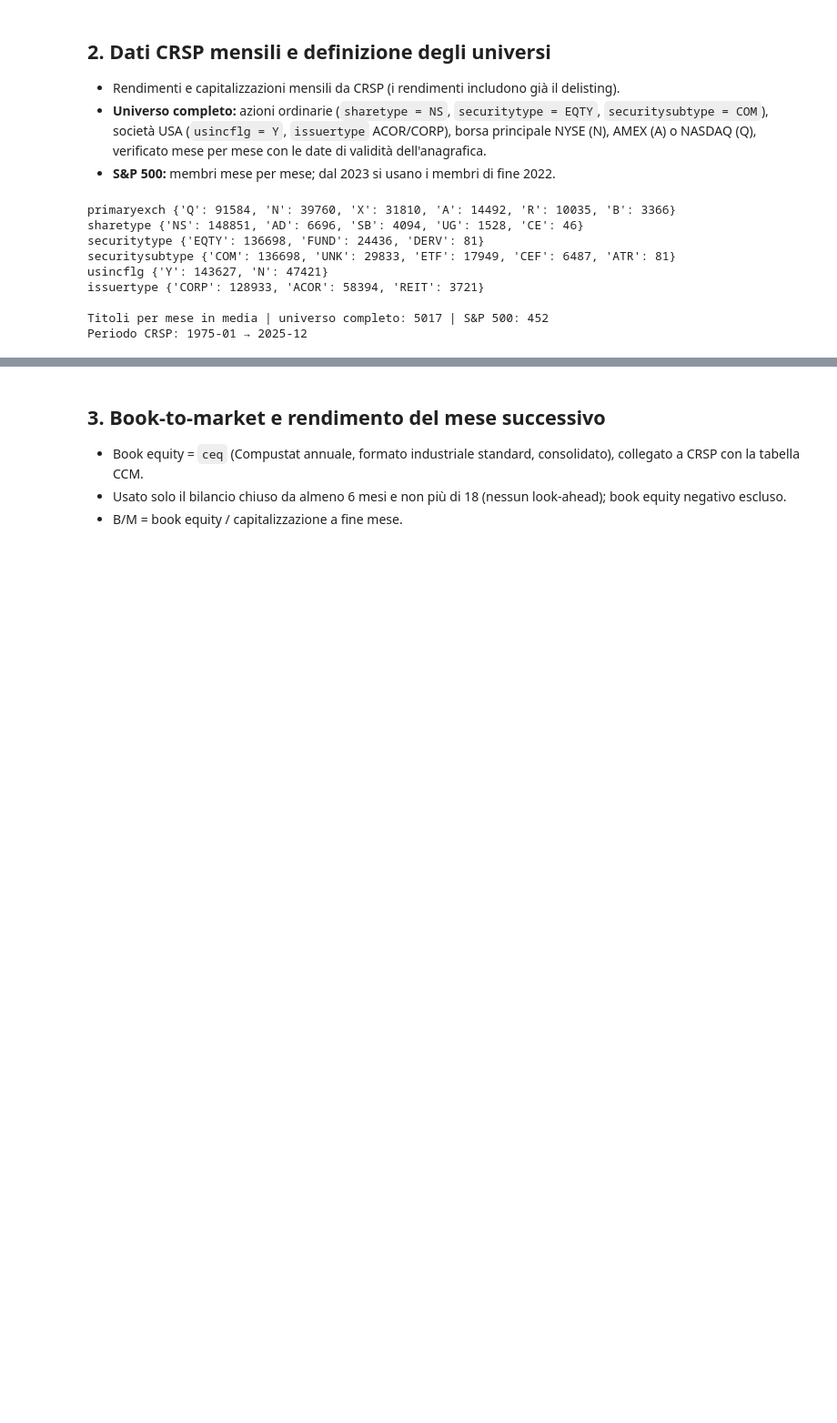
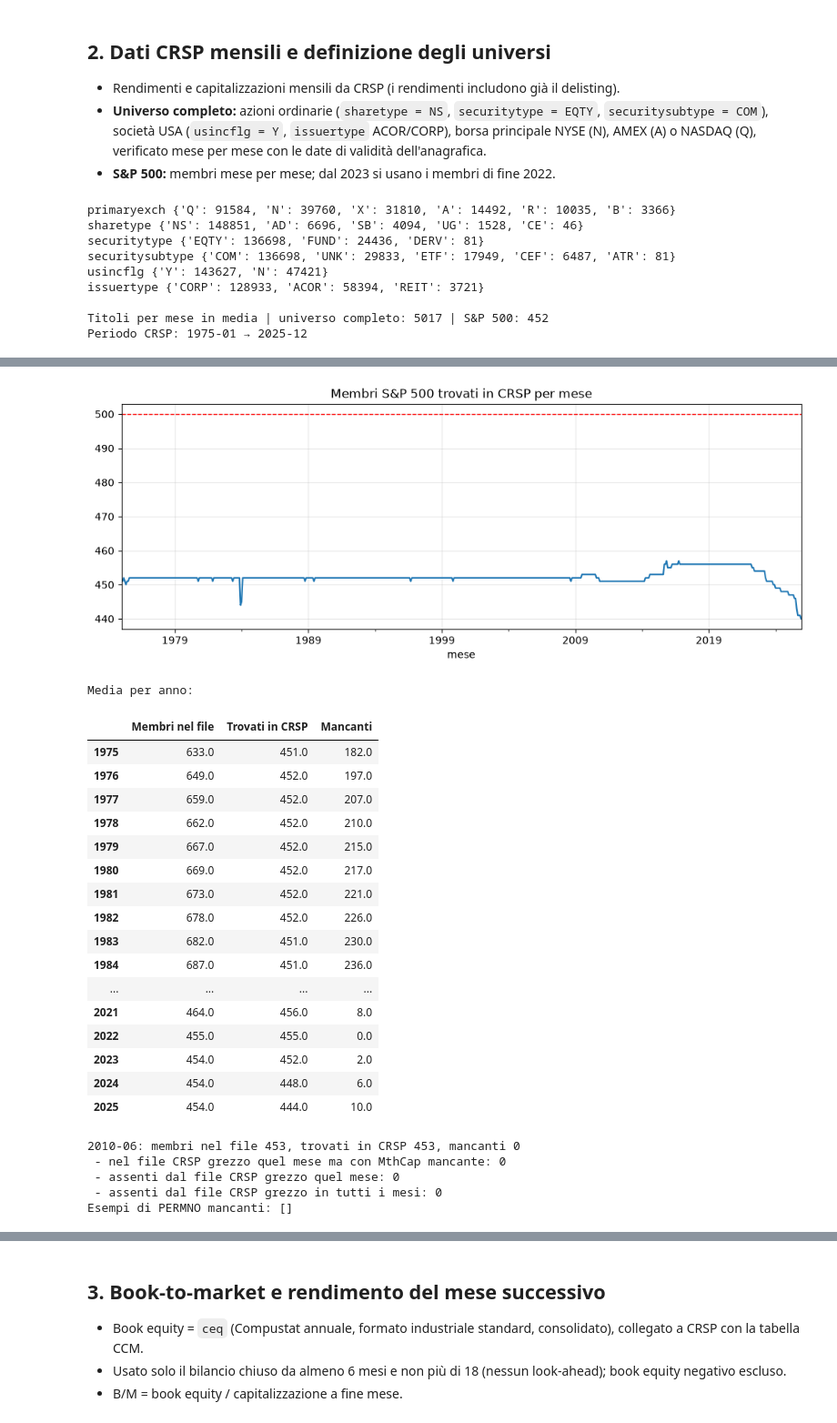
Before and after one commit to luigidimonte/AppliedInvestments, a Jupyter notebook: 02_strategia_value_growth.ipynb, the cells around one changed output, grey strips where cells are left out. Shown at 91% size. Drawn from its saved outputs; the diff is of its cells as text; code cells hidden in the pictures; blank space fills up the shorter version.

```diff
--- a/02_strategia_value_growth.ipynb
+++ b/02_strategia_value_growth.ipynb
@@ -91,0 +98,55 @@ Periodo CRSP: 1975-01 → 2025-12
+# %%
+# ---------- 1. membri S&P 500 trovati in CRSP, mese per mese ----------
+n_sp = crsp[crsp["sp500"]].groupby("mese").size()
+ax = n_sp.plot(figsize=(12, 4), title="Membri S&P 500 trovati in CRSP per mese")
+ax.axhline(500, color="red", ls="--", lw=1); ax.grid(alpha=0.3); plt.show()
+
+# ---------- 2. membri attesi dal file, indipendentemente da CRSP ----------
+mesi_c = pd.period_range(crsp["mese"].min(), crsp["mese"].max(), freq="M")
+fine_c = mesi_c.to_timestamp(how="end").normalize()
+attesi = pd.Series([((memb["SP500 Start"] <= d) & (memb["SP500 End"] >= d)).sum() for d in fine_c], index=mesi_c)
+confronto = pd.DataFrame({"Membri nel file": attesi, "Trovati in CRSP": n_sp}).fillna(0)
+confronto["Mancanti"] = confronto["Membri nel file"] - confronto["Trovati in CRSP"]
+print("Media per anno:")
+display(confronto.groupby(confronto.index.year).mean().round(0))
+
+# ---------- 3. un mese di esempio: chi manca e perché ----------
+MESE = pd.Period("2010-06", "M")                       # cambia mese se vuoi
+d = MESE.to_timestamp(how="end").normalize()
+attivi = memb.loc[(memb["SP500 Start"] <= d) & (memb["SP500 End"] >= d), "PERMNO"].drop_duplicates()
+in_crsp = crsp.loc[crsp["mese"] == MESE, "PERMNO"]
+mancanti = attivi[~attivi.isin(in_crsp)]
+grezzo = leggi_zip("Data/jhvzegjsguw3gw3k_csv.zip", usecols=["PERMNO", "MthCalDt", "MthCap"])
+grezzo["mese"] = pd.to_datetime(grezzo["MthCalDt"]).dt.to_period("M")
+g_m = grezzo[grezzo["mese"] == MESE]
+print(f"\n{MESE}: membri nel file {len(attivi)}, trovati in CRSP {attivi.isin(in_crsp).sum()}, mancanti {len(mancanti)}")
+print(" - nel file CRSP grezzo quel mese ma con MthCap mancante:",
+      mancanti.isin(g_m.loc[g_m["MthCap"].isna(), "PERMNO"]).sum())
+print(" - assenti dal file CRSP grezzo quel mese:", (~mancanti.isin(g_m["PERMNO"])).sum())
+print(" - assenti dal file CRSP grezzo in tutti i mesi:", (~mancanti.isin(grezzo["PERMNO"])).sum())
+print("Esempi di PERMNO mancanti:", mancanti.head(10).tolist())
+# %% [output]
+[figure, added]
+Media per anno:
+|  | Membri nel file | Trovati in CRSP | Mancanti |
+| 1975 | 633.0 | 451.0 | 182.0 |
+| 1976 | 649.0 | 452.0 | 197.0 |
+| 1977 | 659.0 | 452.0 | 207.0 |
+| 1978 | 662.0 | 452.0 | 210.0 |
+| 1979 | 667.0 | 452.0 | 215.0 |
+| 1980 | 669.0 | 452.0 | 217.0 |
+| 1981 | 673.0 | 452.0 | 221.0 |
+| 1982 | 678.0 | 452.0 | 226.0 |
+| 1983 | 682.0 | 451.0 | 230.0 |
+| 1984 | 687.0 | 451.0 | 236.0 |
+| ... | ... | ... | ... |
+| 2021 | 464.0 | 456.0 | 8.0 |
+| 2022 | 455.0 | 455.0 | 0.0 |
+| 2023 | 454.0 | 452.0 | 2.0 |
+| 2024 | 454.0 | 448.0 | 6.0 |
+| 2025 | 454.0 | 444.0 | 10.0 |
+2010-06: membri nel file 453, trovati in CRSP 453, mancanti 0
+ - nel file CRSP grezzo quel mese ma con MthCap mancante: 0
+ - assenti dal file CRSP grezzo quel mese: 0
+ - assenti dal file CRSP grezzo in tutti i mesi: 0
+Esempi di PERMNO mancanti: []
```
Also changed, not shown: parts of 14 cells of this notebook.
